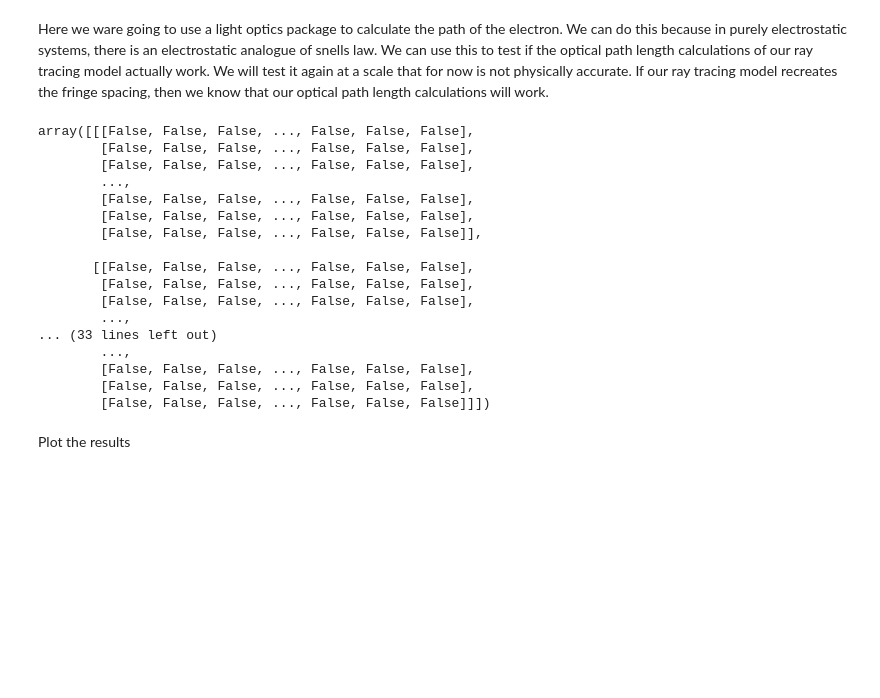
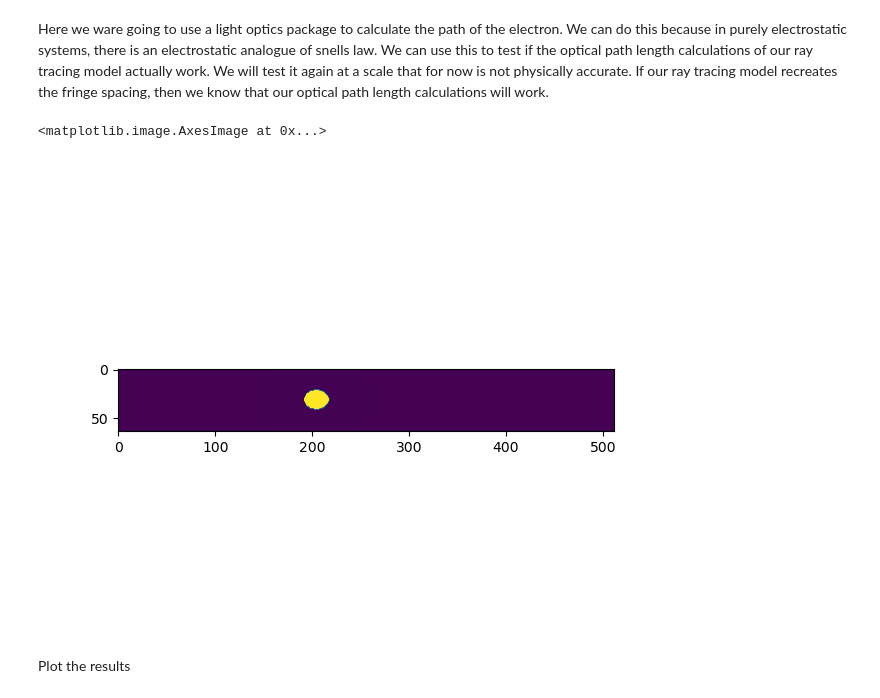
Before and after one commit to AMCLab/TEMGYMAdvanced, a Jupyter notebook: JanghyunCOMAnalysis/biprism_electrostatic_refractive_index_diffractio_compared_to_ray_tracing_baseline_2D.ipynb, the cells around one changed output. Saved outputs shown, nothing was run; the diff lists cells and outputs as text; code cells hidden in the pictures; blank space fills up the shorter version.

```diff
--- a/JanghyunCOMAnalysis/biprism_electrostatic_refractive_index_diffractio_compared_to_ray_tracing_baseline_2D.ipynb
+++ b/JanghyunCOMAnalysis/biprism_electrostatic_refractive_index_diffractio_compared_to_ray_tracing_baseline_2D.ipynb
@@ -54,10 +54,10 @@ n_eq1_lambda = sp.lambdify([X, Y, Z], n_eq1)
 n = str(n_eq1).replace("log", "np.log")
 
 #Set up the scale in x and z
-x0 = np.linspace(-0.4 * um, 0.4 * um, 64 * 1)
-y0 = np.linspace(-0.4 * um, 0.4 * um, 64 * 1)
-z0 = np.linspace(-2 * um, 3 * mm, 256)
-xx0, yy0, zz0 = np.meshgrid(x0, y0, z0)
+x0 = np.linspace(-0.4 * um, 0.4* um, 1024 * 1)
+y0 = np.linspace(-0.4 * um, 0.4 * um, 1024 * 1)
+z0 = np.linspace(-2 * um, 3 * um, 128 * 1)
+yy0, xx0, zz0 = np.meshgrid(x0, y0, z0)
 
 #Create a source plane wave
 u0 = Scalar_source_XY(x=x0, y=y0, wavelength=wavelength)
@@ -68,26 +68,18 @@ t0.incident_field(u0)
 
 #Create the biprism volume
 t0.n = np.complex128(n_eq1_lambda(xx0, yy0, zz0))
+
 t0.n[xx0**2 / R**2 + zz0**2 / R**2 > 1] = 1.0 + 0.0j
-t0.cylinder(r0=(0, 0, 0), radius=(r * um, r * um), length = 1e-3, refraction_index=0 + 10j, axis = 0, angle = 0)
+t0.n[xx0**2 / r**2 + zz0**2 / r**2 <= 1] = 1.0 + 10.0j
+#n_cylinder = t0.cylinder(r0=(0, 0, 0), radius=(r * um, r * um), length = 1e-3, refraction_index=0.0 + 10j, axis = 0, angle = 0)
+
+#u_xz = t0.to_Scalar_field_XZ(y0= 0 * um, is_class=True, matrix=False)
-# %% [output]
-array([[[False, False, False, ..., False, False, False],
-        [False, False, False, ..., False, False, False],
-        [False, False, False, ..., False, False, False],
-        ...,
-        [False, False, False, ..., False, False, False],
-        [False, False, False, ..., False, False, False],
-        [False, False, False, ..., False, False, False]],
-
-       [[False, False, False, ..., False, False, False],
-        [False, False, False, ..., False, False, False],
-        [False, False, False, ..., False, False, False],
-        ...,
-... (33 lines left out)
-        ...,
-        [False, False, False, ..., False, False, False],
-        [False, False, False, ..., False, False, False],
-        [False, False, False, ..., False, False, False]]])
+# %%
+plt.figure()
+plt.imshow(np.abs(t0.n[:, 20, :]))
+# %% [output]
+<matplotlib.image.AxesImage at 0x...>
+[figure, added]
 # %% [markdown]
 Plot the results
 # %%
```
Also changed, not shown: parts of 5 cells of this notebook.
